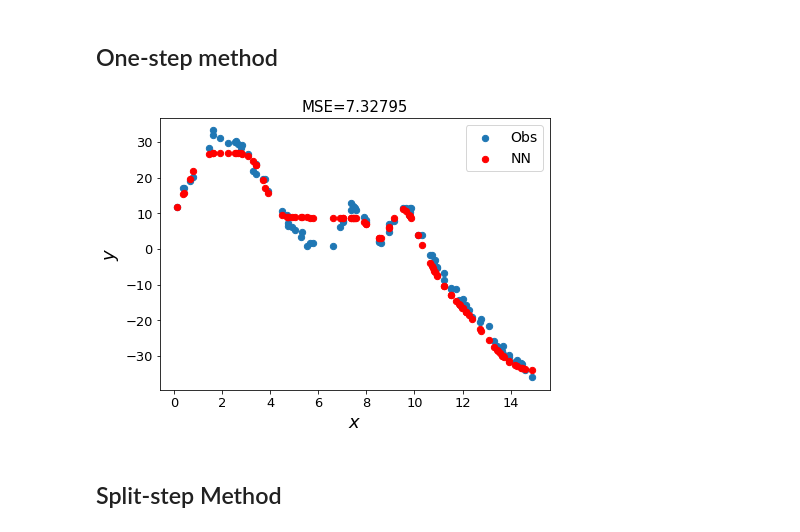
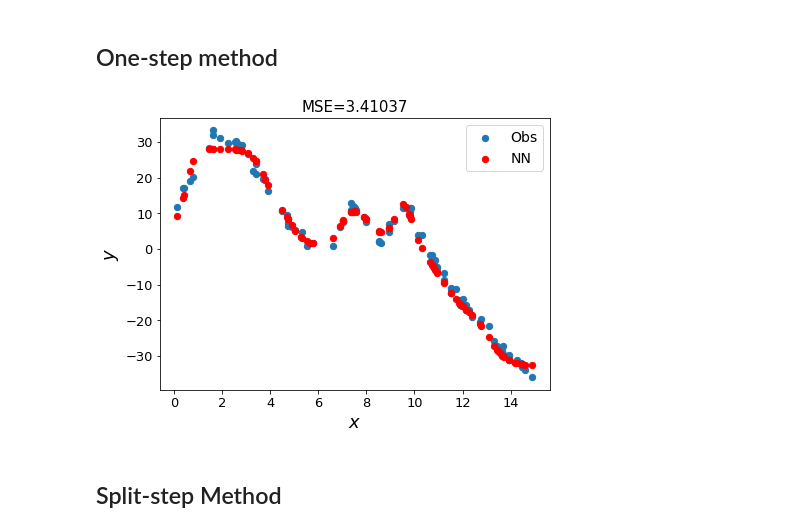
Before and after one commit to User-zwj/Thesis_Wenjuan_Code, a Jupyter notebook: Chapter7.ipynb, the cells around one changed output. Cells and saved outputs as stored; diff of their text form; code cells hidden in the pictures.

```diff
--- a/Chapter7.ipynb
+++ b/Chapter7.ipynb
@@ -514,33 +542,33 @@ fig.savefig("images/comp_target.png")
 # %%
 num_neuron = 5
 tf.random.set_seed(12345)
 model_syn_all = tf.keras.Sequential()
 model_syn_all.add(tf.keras.layers.Dense(num_neuron,activation=rbf))
 model_syn_all.add(tf.keras.layers.Dense(num_neuron,activation=rbf))
-# model_syn_all.add(tf.keras.layers.Dense(num_neuron,activation=rbf))
-# model_syn_all.add(tf.keras.layers.Dense(num_neuron,activation=rbf))
+model_syn_all.add(tf.keras.layers.Dense(num_neuron,activation=rbf))
+model_syn_all.add(tf.keras.layers.Dense(num_neuron,activation=rbf))
 model_syn_all.add(tf.keras.layers.Dense(1))
 
 model_syn_all.compile(loss='mean_squared_error', optimizer=tf.keras.optimizers.Adam(0.01))
 model_syn_all.fit(x_syn,y_syn, epochs=1000, verbose=0)
 
 fig = plt.figure(figsize=(7,5))
 plt.xticks(fontsize=13, rotation=0)
 plt.yticks(fontsize=13, rotation=0)
 plt.xlabel("$x$",fontsize=18)
 plt.ylabel("$y$",fontsize=18)
 y_pred = []
 for j in x_syn:
     y_pred.append(model_syn_all.predict([j]))
 y_pred_shaped = tf.reshape(tf.constant(np.array(y_pred)),len(y_pred))
 error0 = tf.keras.losses.MSE(y_syn,y_pred_shaped).numpy()
 plt.title("MSE=%.5f"%(error0),fontsize=15)
 plt.scatter(x_syn, y_syn, s=40, label='Obs')
 plt.scatter(x_syn, y_pred_shaped, s=40, color='red',label="NN")
 plt.legend(prop={'size': 14});
 # fig.savefig("images/comp_nn_1step.png")
 # %% [output]
-[figure, old version]
+[figure, new version]
 # %% [markdown]
 ## Split-step Method
 # %%
```
Also changed, not shown: parts of 29 cells of this notebook, 1 other file.
